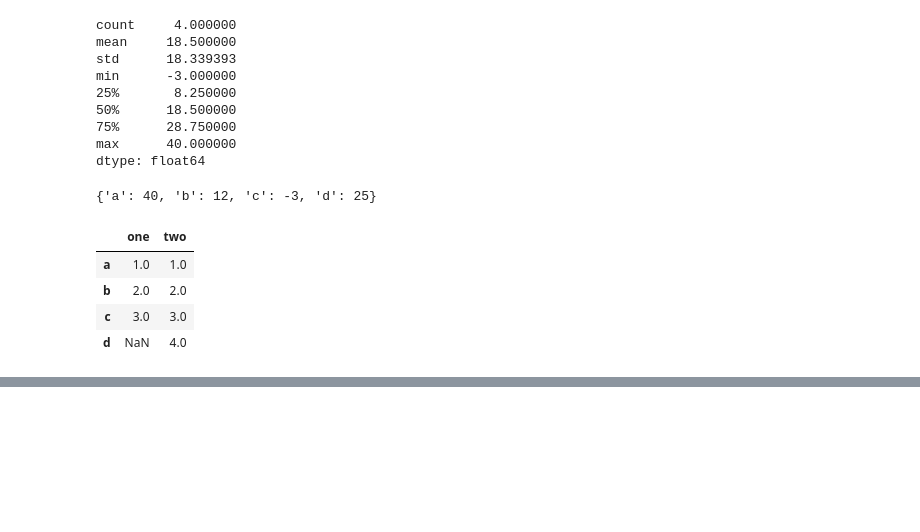
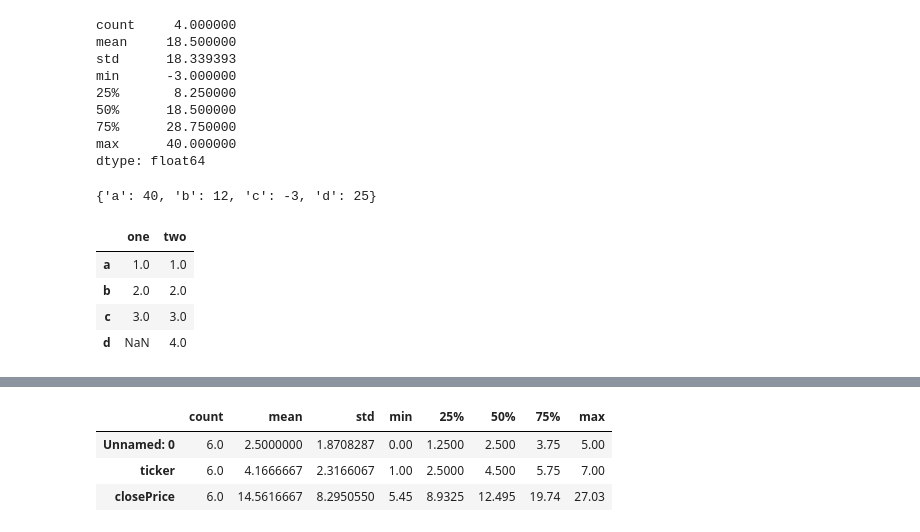
Before and after one commit to mr0x16/ml_note, a Jupyter notebook: numpytest.ipynb, the cells around one changed output, grey strips where cells are left out. Cells and saved outputs as stored; diff of their text form; code cells hidden in the pictures; blank space fills up the shorter version.

```diff
--- a/numpytest.ipynb
+++ b/numpytest.ipynb
@@ -316,0 +335,7 @@ TypeError: 'DataFrame' object is not callable
+# %%
+data.describe().T
+# %% [output]
+|  | count | mean | std | min | 25% | 50% | 75% | max |
+| Unnamed: 0 | 6.0 | 2.5000000 | 1.8708287 | 0.00 | 1.2500 | 2.500 | 3.75 | 5.00 |
+| ticker | 6.0 | 4.1666667 | 2.3166067 | 1.00 | 2.5000 | 4.500 | 5.75 | 7.00 |
+| closePrice | 6.0 | 14.5616667 | 8.2950550 | 5.45 | 8.9325 | 12.495 | 19.74 | 27.03 |
```
Also changed, not shown: parts of 16 cells of this notebook.
